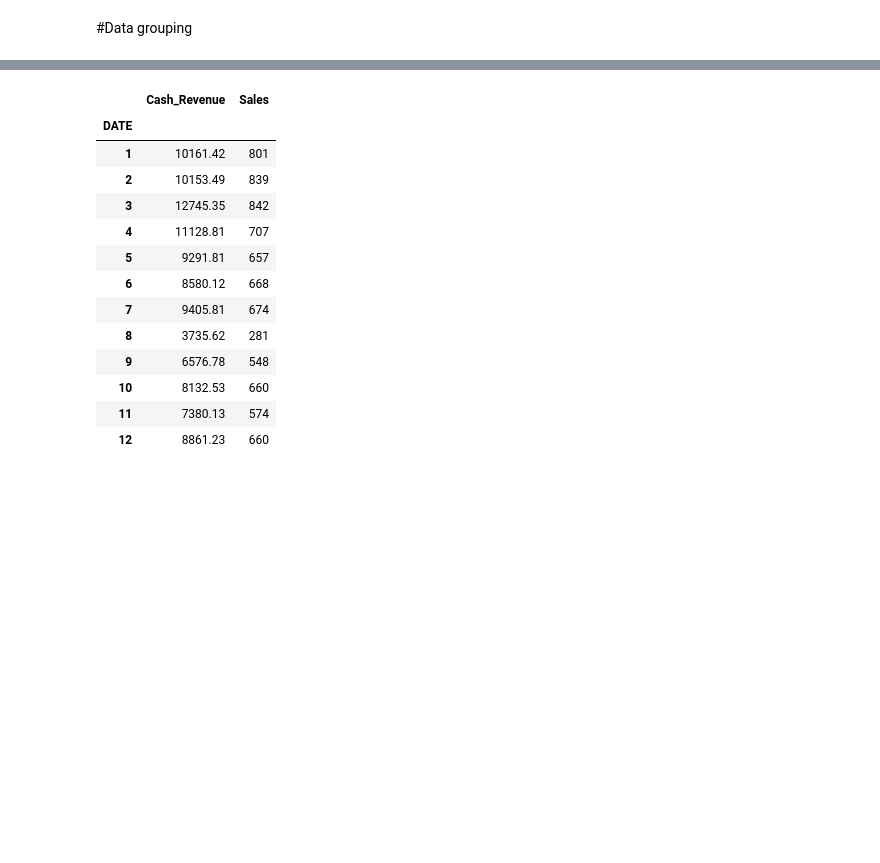
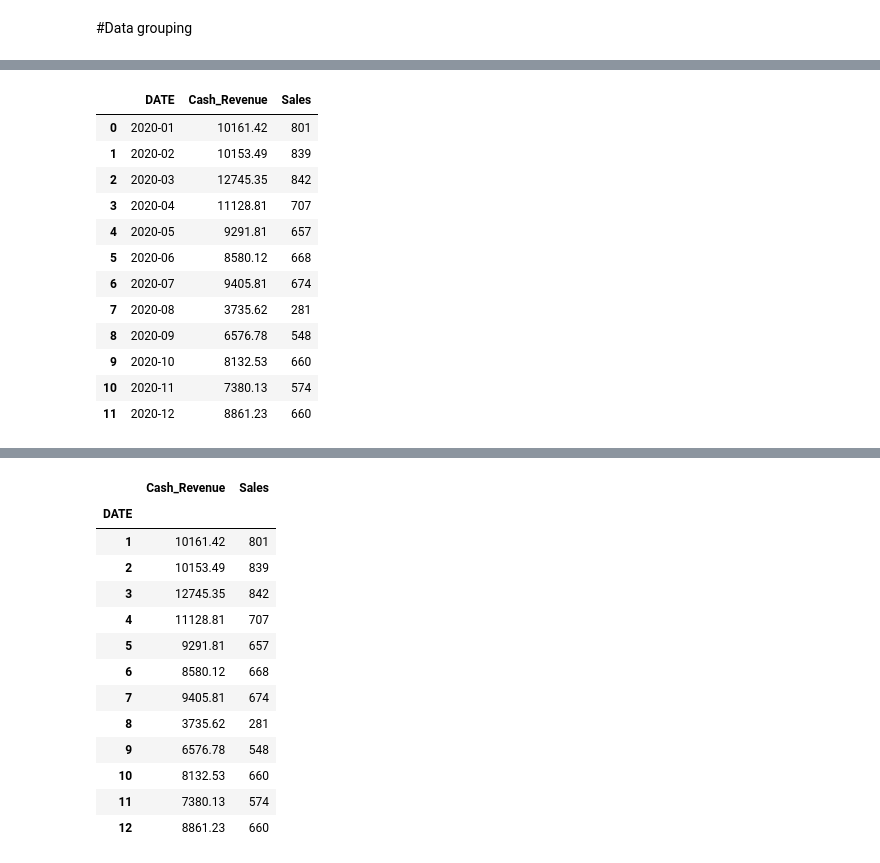
Before and after one commit to tasosnikitakis/Data_Science_Notebooks, a Jupyter notebook: pharmacy_data_analysis.ipynb, the cells around one changed output, grey strips where cells are left out. Saved outputs shown, nothing was run; the diff lists cells and outputs as text; code cells hidden in the pictures; blank space fills up the shorter version.

```diff
--- a/pharmacy_data_analysis.ipynb
+++ b/pharmacy_data_analysis.ipynb
@@ -115,2 +143,31 @@ sales_df_grouped
 # %%
 year_2020_df = sales_df[sales_df['DATE'].dt.year == 2020]
+# %%
+monthly_df = year_2020_df.groupby(year_2020_df['DATE'].dt.to_period('M')).agg({
+    'Cash_Revenue': 'sum',
+    'Sales': 'sum'
+}).reset_index()
+
+# Rename the 'DATE' column to display only the month
+monthly_df['DATE'] = monthly_df['DATE'].dt.strftime('%Y-%m')
+
+# Optionally, you can set 'DATE' as the index if needed
+# monthly_df.set_index('DATE', inplace=True)
+
+# Print or use the 'monthly_df' DataFrame as needed
+# %%
+monthly_df
+# %% [output]
+|  | DATE | Cash_Revenue | Sales |
+| 0 | 2020-01 | 10161.42 | 801 |
+| 1 | 2020-02 | 10153.49 | 839 |
+| 2 | 2020-03 | 12745.35 | 842 |
+| 3 | 2020-04 | 11128.81 | 707 |
+| 4 | 2020-05 | 9291.81 | 657 |
+| 5 | 2020-06 | 8580.12 | 668 |
+| 6 | 2020-07 | 9405.81 | 674 |
+| 7 | 2020-08 | 3735.62 | 281 |
+| 8 | 2020-09 | 6576.78 | 548 |
+| 9 | 2020-10 | 8132.53 | 660 |
+| 10 | 2020-11 | 7380.13 | 574 |
+| 11 | 2020-12 | 8861.23 | 660 |
```
Also changed, not shown: parts of 6 cells of this notebook.
